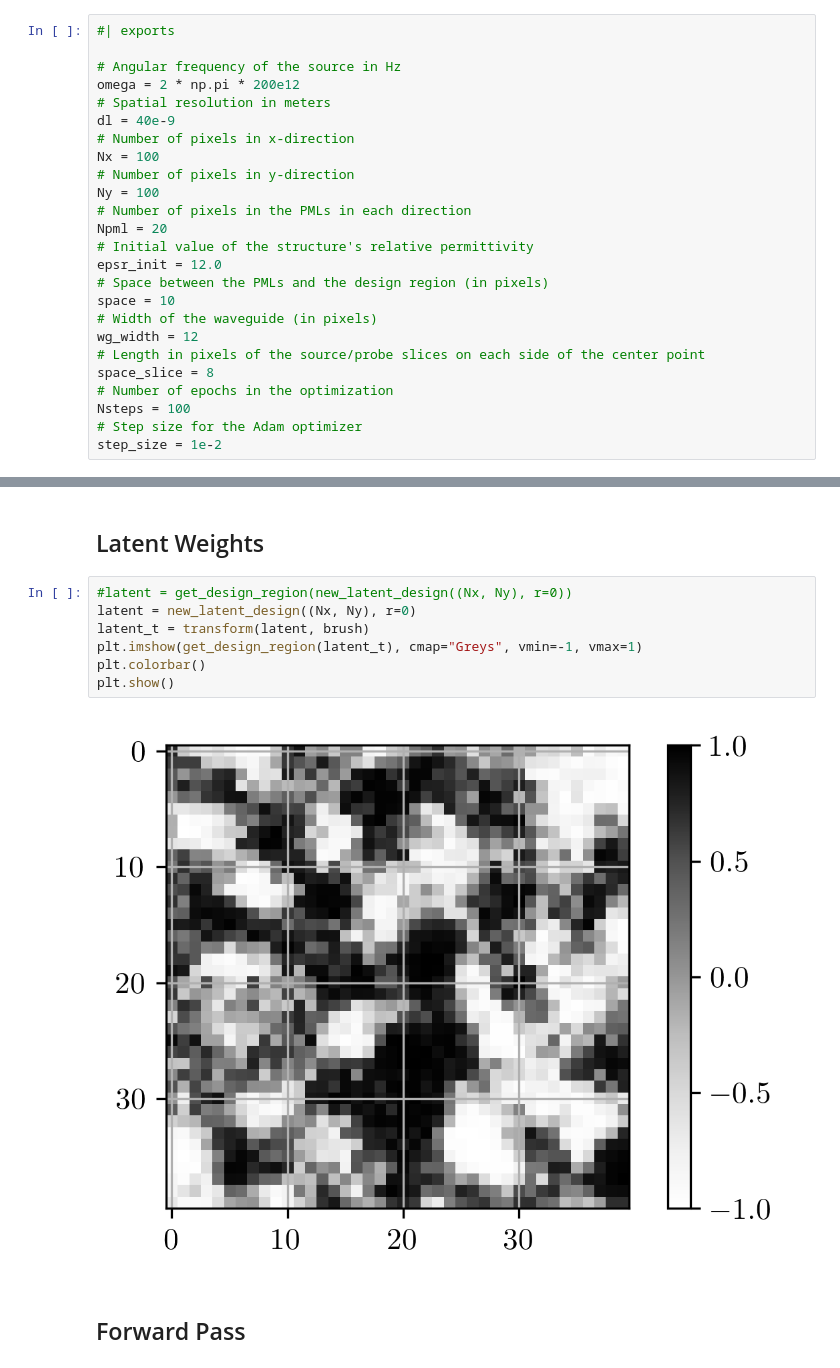
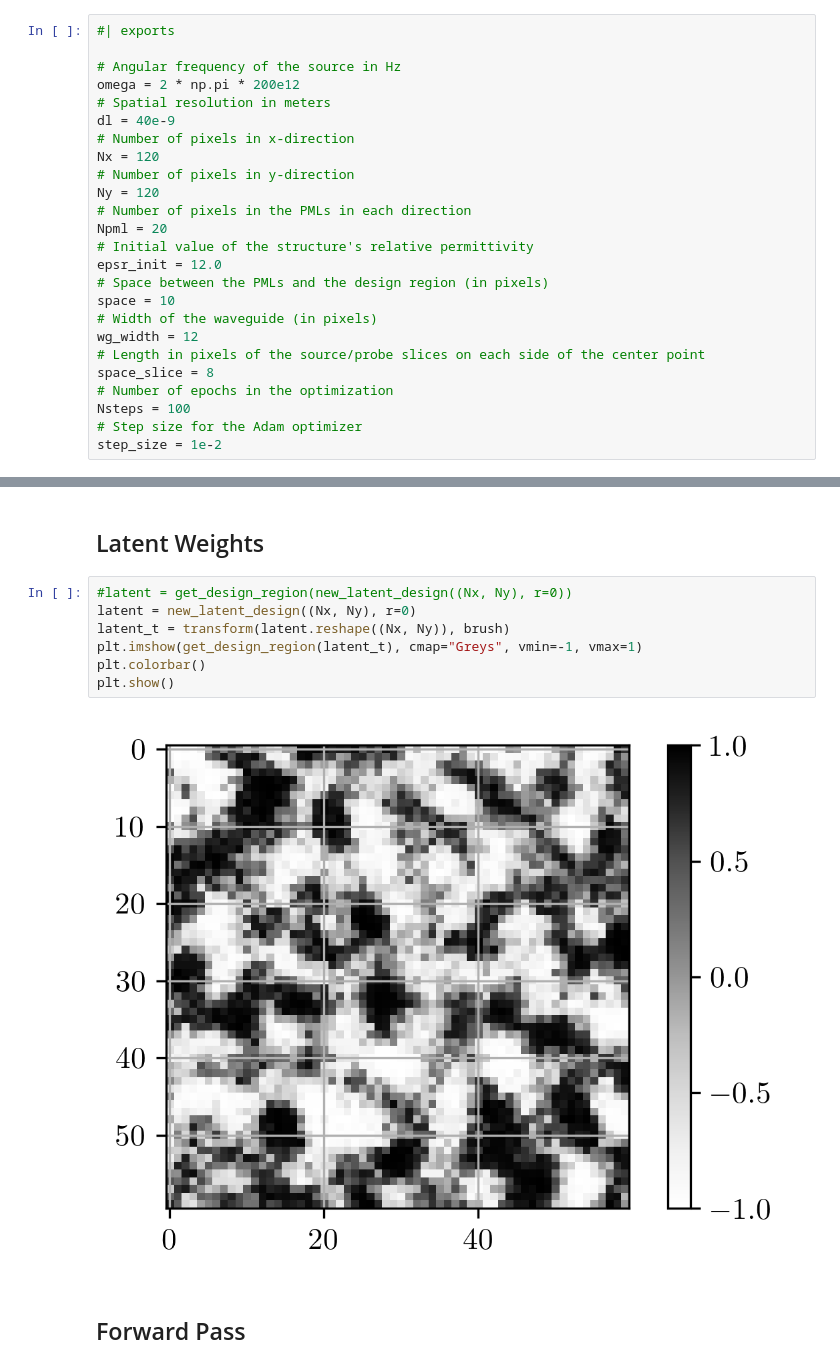
Before and after one commit to flaport/inverse_design, a Jupyter notebook: notebooks/10_inverse_design_local.ipynb, the cells around one changed output, grey strips where cells are left out. Cells and saved outputs as stored; diff of their text form.

```diff
--- a/notebooks/10_inverse_design_local.ipynb
+++ b/notebooks/10_inverse_design_local.ipynb
@@ -46,9 +48,9 @@ omega = 2 * np.pi * 200e12
 # Spatial resolution in meters
 dl = 40e-9
 # Number of pixels in x-direction
-Nx = 100
+Nx = 120
 # Number of pixels in y-direction
-Ny = 100
+Ny = 120
 # Number of pixels in the PMLs in each direction
 Npml = 20
 # Initial value of the structure's relative permittivity
@@ -110,12 +111,12 @@ def set_design_region(epsr, value, design_region=design_region):
 # %%
 #latent = get_design_region(new_latent_design((Nx, Ny), r=0))
 latent = new_latent_design((Nx, Ny), r=0)
-latent_t = transform(latent, brush)
+latent_t = transform(latent.reshape((Nx, Ny)), brush)
 plt.imshow(get_design_region(latent_t), cmap="Greys", vmin=-1, vmax=1)
 plt.colorbar()
 plt.show()
 # %% [output]
-[figure, old version]
+[figure, new version]
 # %% [markdown]
 ## Forward Pass
 # %%
```
Also changed, not shown: parts of 16 cells of this notebook, 5 other files.
